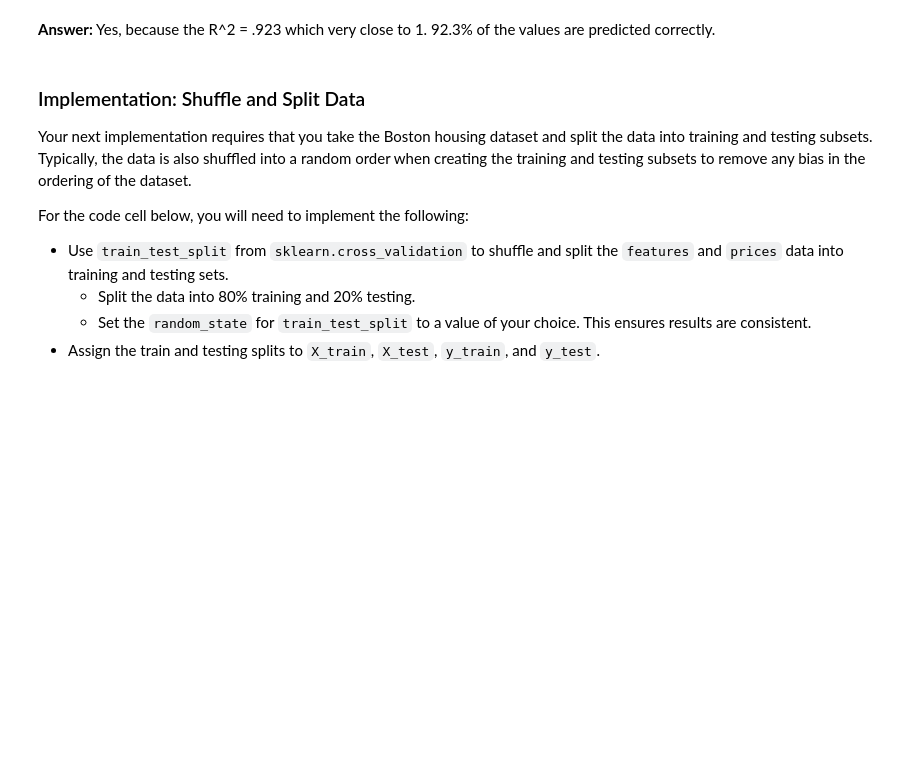
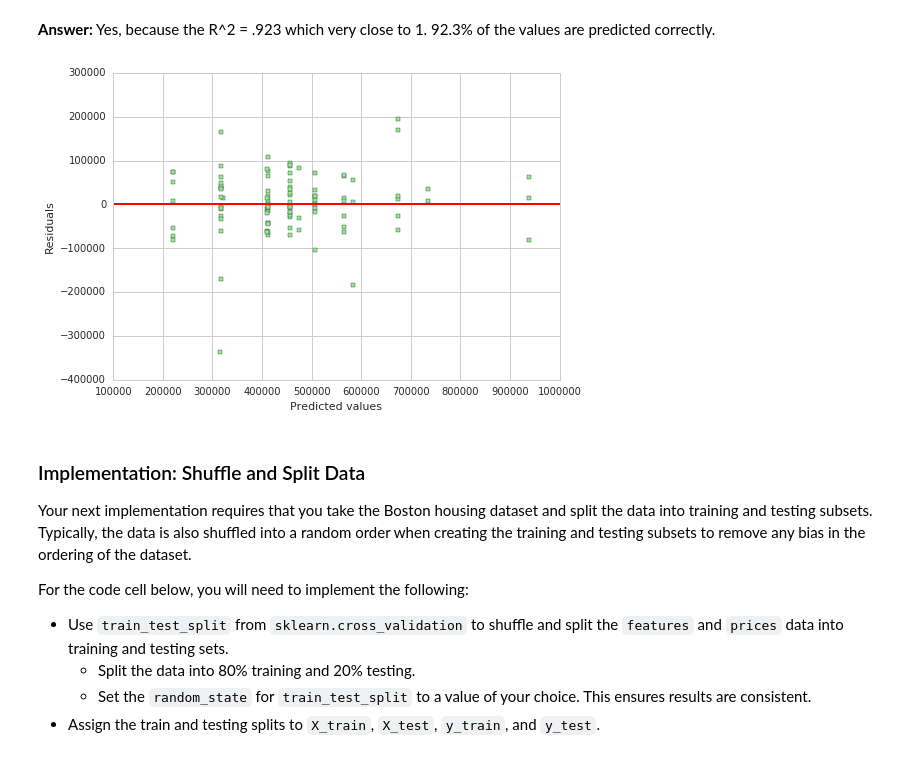
Before and after one commit to AbdoShalaby/ML-degree-projects, a Jupyter notebook: boston-housing/boston_housing.ipynb, the cells around one changed output. Cells and saved outputs as stored; diff of their text form; code cells hidden in the pictures; blank space fills up the shorter version.

```diff
--- a/boston-housing/boston_housing.ipynb
+++ b/boston-housing/boston_housing.ipynb
@@ -181,6 +202,16 @@ Model has a coefficient of determination, R^2, of 0.923.
 **Answer:**
 Yes, because the R^2 = .923 which very close to 1.
 92.3% of the values are predicted correctly.
+# %%
+# Residual Analysis:
+y_pred = reg.predict(X_test)
+plt.scatter(y_pred, y_pred - y_test, c='lightgreen', marker='s', label='Test data')
+plt.axhline(y=0, xmin=-10, xmax=50, lw=2, color='red')
+plt.xlabel('Predicted values')
+plt.ylabel('Residuals')
+plt.show()
+# %% [output]
+[figure, added]
 # %% [markdown]
 ### Implementation: Shuffle and Split Data
 Your next implementation requires that you take the Boston housing dataset and split the data into training and testing subsets. Typically, the data is also shuffled into a random order when creating the training and testing subsets to remove any bias in the ordering of the dataset.
```
Also changed, not shown: parts of 18 cells of this notebook, 2 other files.
